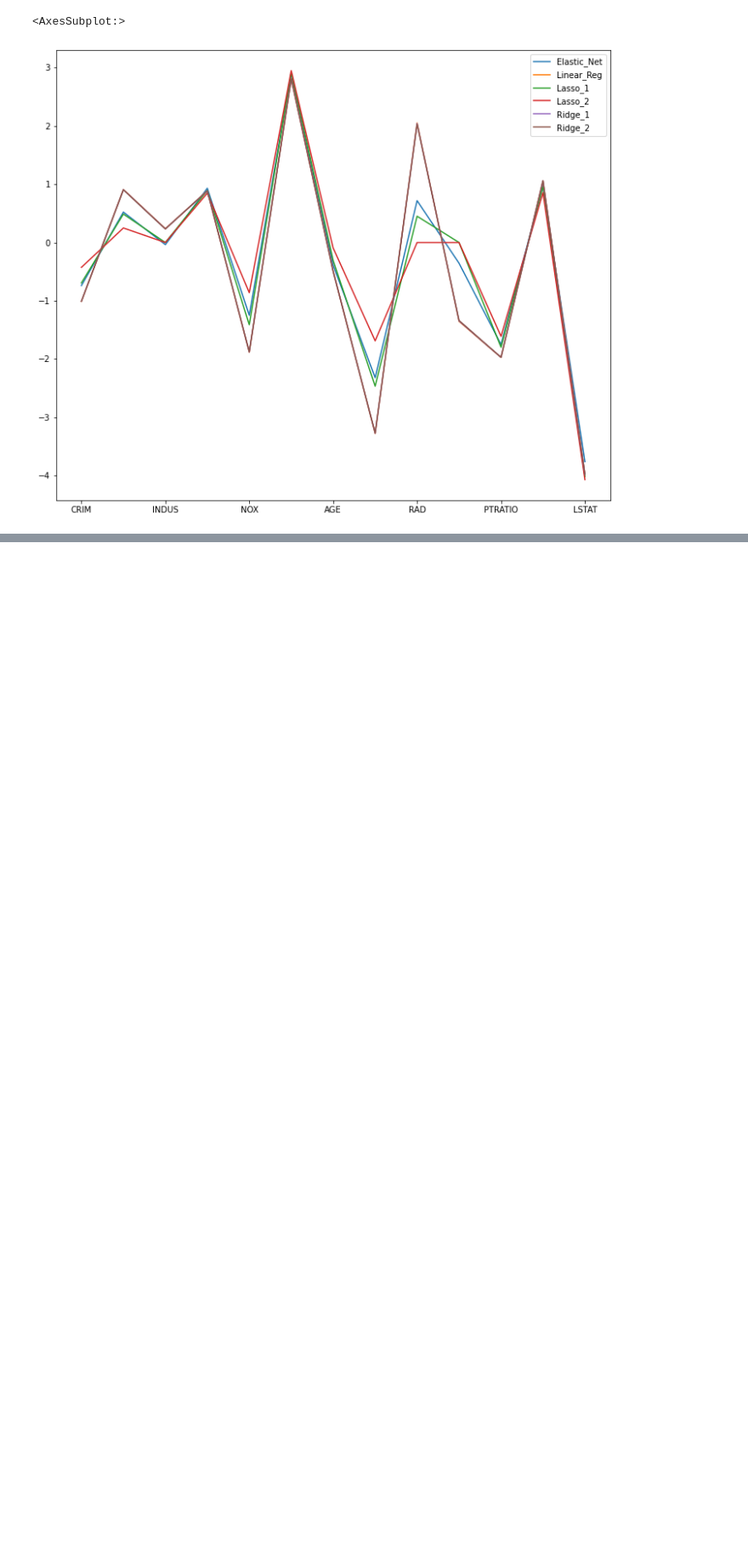
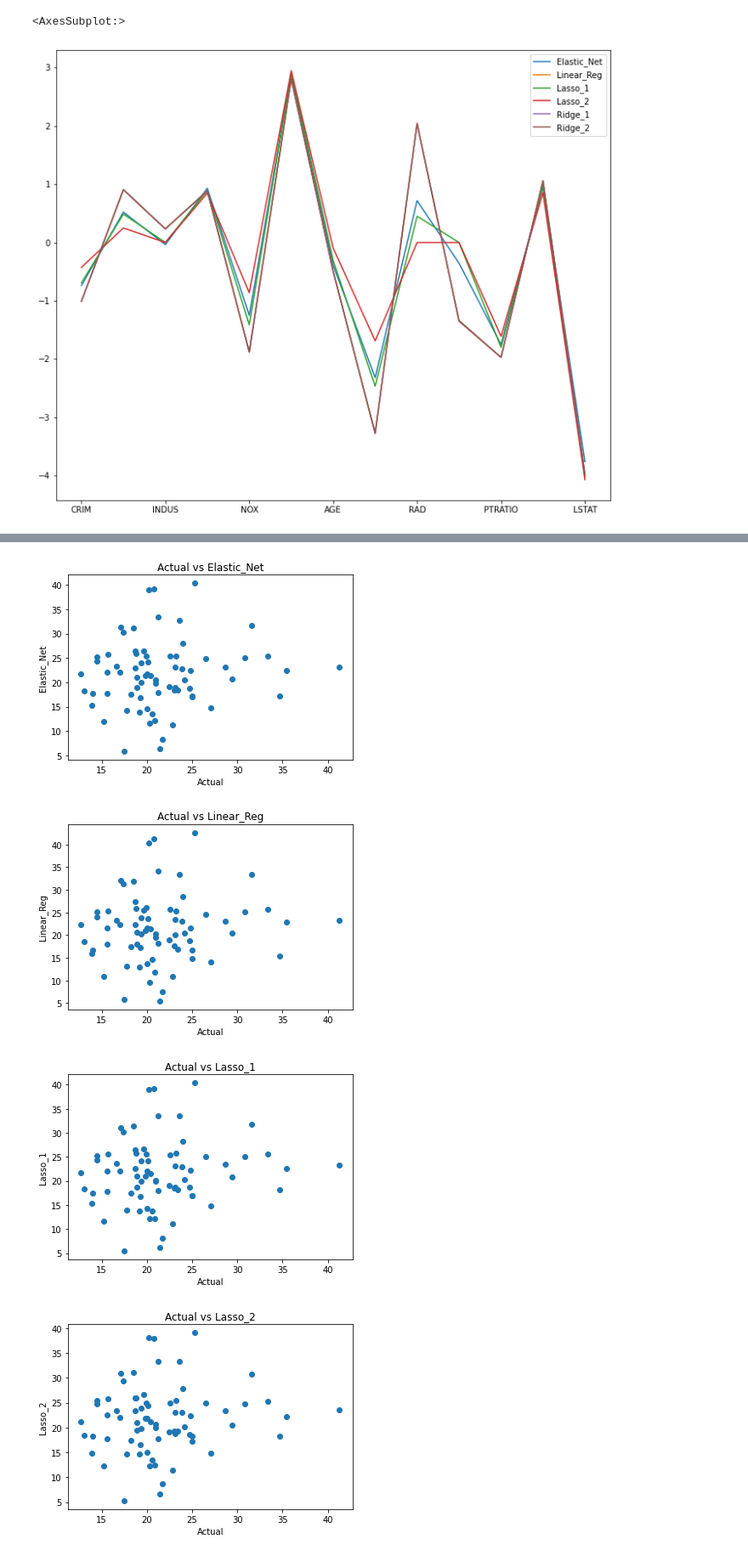
Before and after one commit to philipakomolafe/ml_dev, a Jupyter notebook: 1_.ipynb, the cells around one changed output, grey strips where cells are left out. Shown: that part at 85% size. Saved outputs shown, nothing was run; the diff lists cells and outputs as text; code cells hidden in the pictures; blank space fills up the shorter version.

Commit message:
linear reg

```diff
--- a/1_.ipynb
+++ b/1_.ipynb
@@ -75,6 +75,9 @@ y.head()
 | 2 | 34.7 |
 | 3 | 33.4 |
 | 4 | 36.2 |
+# %%
+X = X.fillna(X.mean())
+y = y.fillna(y.mean())
 # %% [markdown]
 # perform exploratory data anaysis
 # %%
@@ -244,0 +250,6 @@ coefficient_df.shape
+# %%
+prediction_dict = {}
+for name, model in models.items():
+    prediction_dict[name] = model.predict(X_test_scaled).flatten()
+
+print(prediction_dict)
@@ -244,0 +274,11 @@ coefficient_df.shape
+# %%
+df_predict = pd.DataFrame(data= prediction_dict)
+
+#Initiating the Actual Prices to Dataframe.
+df_predict["Actual"] = y_test
+
+#Saving File as predicted_price
+df_predict.to_csv("predicted_price", index= False)
+
+# prediction_dict.keys()
+df_predict
@@ -244,0 +301,13 @@ coefficient_df.shape
+# %%
+#plotting each model against the actual price to evaluate linearity of model.
+for model_name in df_predict[:-1]:
+    plt.scatter(df_predict["Actual"], df_predict[model_name])
+    plt.xlabel("Actual")
+    plt.ylabel(f"{model_name.title()}")
+    plt.title(f"Actual vs {model_name}")
+    plt.show()
+# %% [output]
+[figure, added]
+[figure, added]
+[figure, added]
+[figure, added]
```
Also changed, not shown: parts of 10 cells of this notebook.
